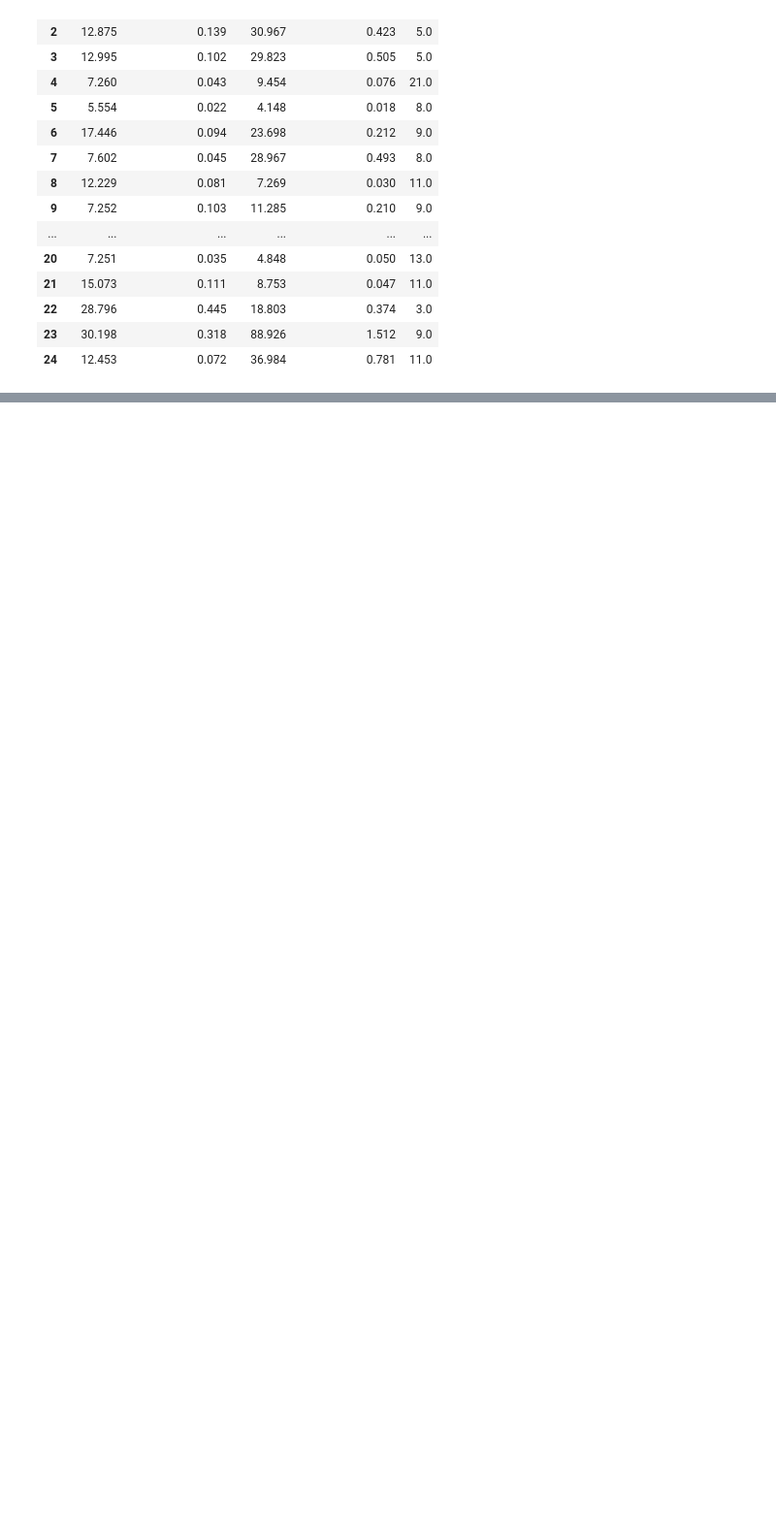
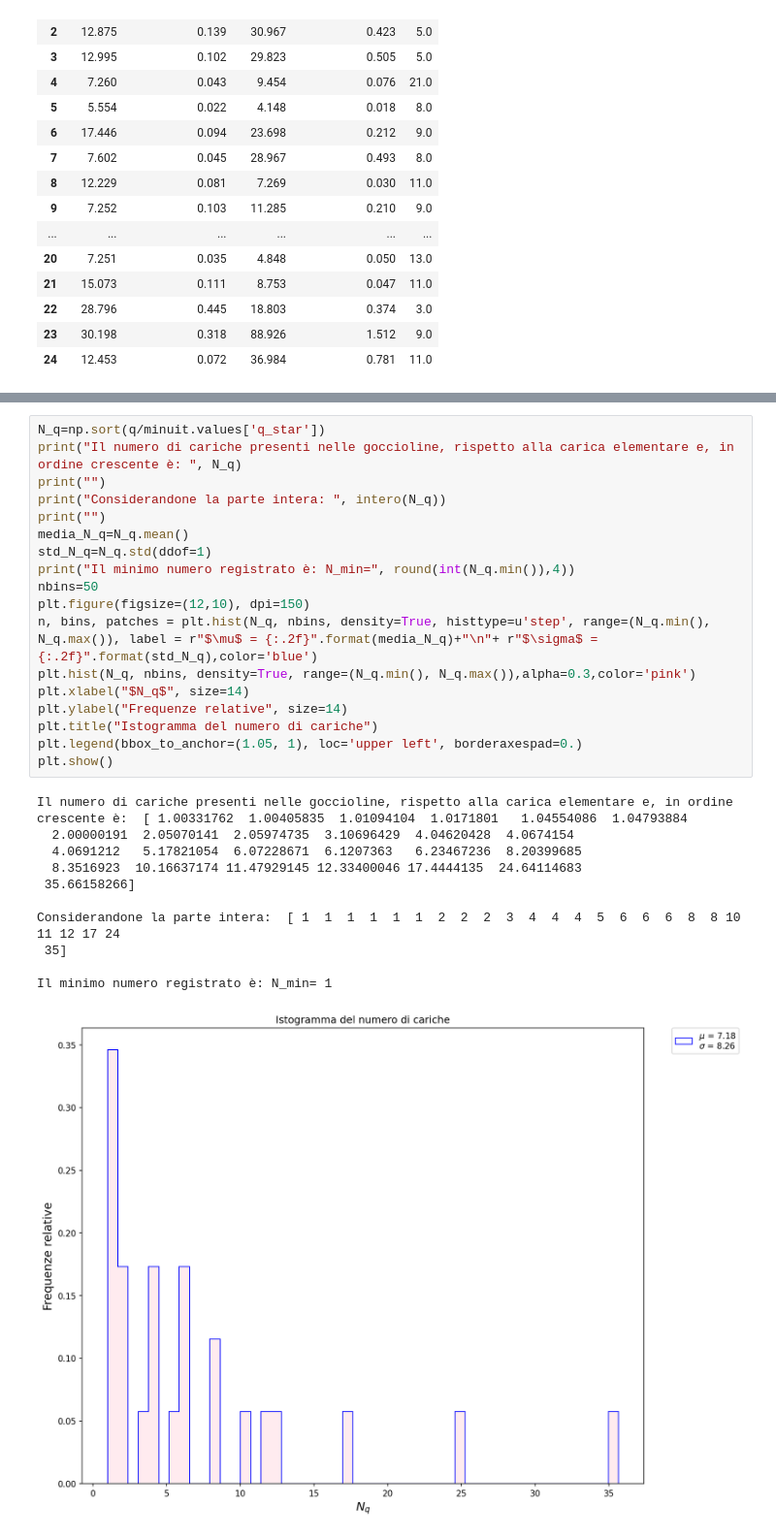
Before and after one commit to GianlorenzoDeFilippo6674/Progetto_Analisi_dati, a Jupyter notebook: Millikan.ipynb, the cells around one changed output, grey strips where cells are left out. Shown: that part at 97% size. Saved outputs shown, nothing was run; the diff lists cells and outputs as text; blank space fills up the shorter version.

```diff
--- a/Millikan.ipynb
+++ b/Millikan.ipynb
@@ -92,3 +218,33 @@ df
+# %%
+N_q=np.sort(q/minuit.values['q_star'])
+print("Il numero di cariche presenti nelle goccioline, rispetto alla carica elementare e, in ordine crescente è: ", N_q)
+print("")
+print("Considerandone la parte intera: ", intero(N_q))
+print("")
+media_N_q=N_q.mean()
+std_N_q=N_q.std(ddof=1)
+print("Il minimo numero registrato è: N_min=", round(int(N_q.min()),4))
+nbins=50
+plt.figure(figsize=(12,10), dpi=150)
+n, bins, patches = plt.hist(N_q, nbins, density=True, histtype=u'step', range=(N_q.min(), N_q.max()), label = r"$\mu$ = {:.2f}".format(media_N_q)+"\n"+ r"$\sigma$ = {:.2f}".format(std_N_q),color='blue')
+plt.hist(N_q, nbins, density=True, range=(N_q.min(), N_q.max()),alpha=0.3,color='pink')
+plt.xlabel("$N_q$", size=14)
+plt.ylabel("Frequenze relative", size=14)
+plt.title("Istogramma del numero di cariche")
+plt.legend(bbox_to_anchor=(1.05, 1), loc='upper left', borderaxespad=0.)
+plt.show()
+# %% [output]
+Il numero di cariche presenti nelle goccioline, rispetto alla carica elementare e, in ordine crescente è:  [ 1.00331762  1.00405835  1.01094104  1.0171801   1.04554086  1.04793884
+  2.00000191  2.05070141  2.05974735  3.10696429  4.04620428  4.0674154
+  4.0691212   5.17821054  6.07228671  6.1207363   6.23467236  8.20399685
+  8.3516923  10.16637174 11.47929145 12.33400046 17.4444135  24.64114683
+ 35.66158266]
+
+Considerandone la parte intera:  [ 1  1  1  1  1  1  2  2  2  3  4  4  4  5  6  6  6  8  8 10 11 12 17 24
+ 35]
+
+Il minimo numero registrato è: N_min= 1
+[figure, added]
 # %% [markdown]
 Nella terza parte dell'esperienza, gli sperimentatori hanno tentato di ottenere una stima della costante di Boltzmann attraveso gli effetti del moto Browniano sul moto di drift delle goccioline.\
 Consideriamo solo la proiezione del moto lungo l'asse $z$ delle goccioline d'olio, esso sarà scomponibile in due componenti: una ordinata di drift $z_d$ e una disordinata dovuta al moto Browniano $z_B$ in modo tale che $z=z_d+z_B$. Se prendiamo il valor medio dello spostamento della particella si ha che: $\left<z\right>=\left<z_d+z_B\right>=\left<z_d\right>+\left<z_B\right>=s$, dove ovviamente $\left<z_d\right>=s$ è la distanza media percorsa nel moto di Drift, mentre $\left<z_B\right>=0$ poiché è la media di un moto totalmente casuale. Infatti, dalla teoria di Einstein sul moto Browniano, egli dimostra che la p.d.f associata al moto casuale è infatti una gaussiana centrata nell'origine (valore atteso 0) rispetto agli spostamenti $z$ della forma:
```
Also changed, not shown: parts of 35 cells of this notebook, 1 other file.
